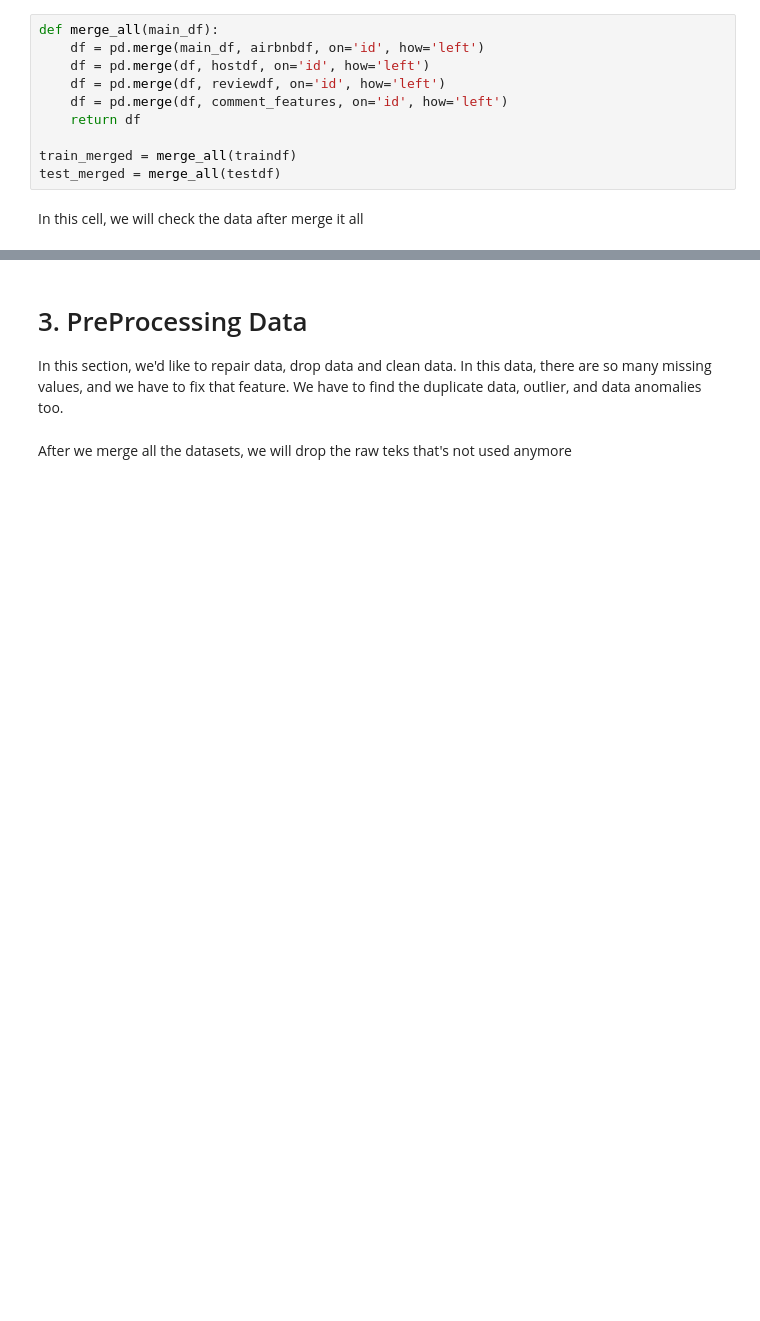
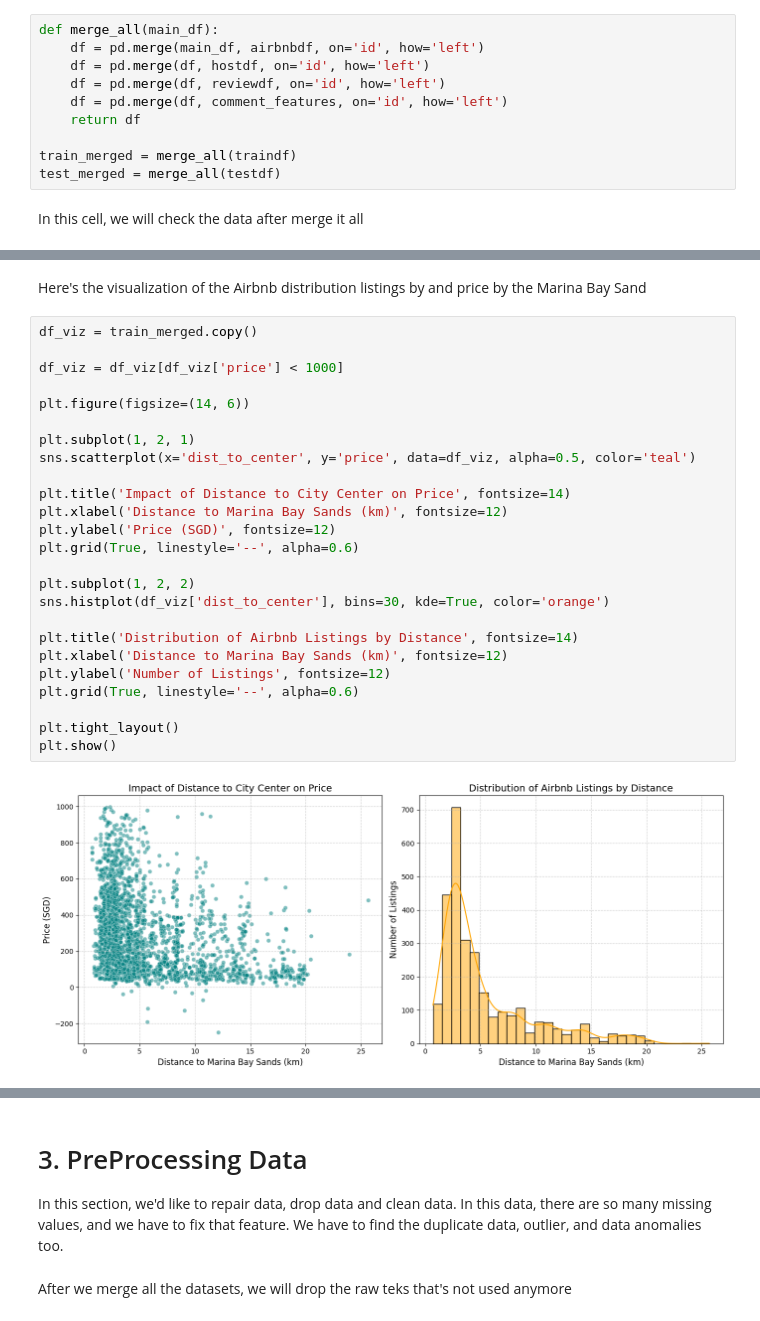
Before and after one commit to Jundannz/Airbnb-Price-Prediction, a Jupyter notebook: main.ipynb, the cells around one changed output, grey strips where cells are left out. Drawn from its saved outputs; the diff is of its cells as text; blank space fills up the shorter version.

```diff
--- a/main.ipynb
+++ b/main.ipynb
@@ -119,3 +158,32 @@ From the visualization above, we can see that latitude and longitude affect the
+# %% [markdown]
+Here's the visualization of the Airbnb distribution listings by and price by the Marina Bay Sand
+# %%
+df_viz = train_merged.copy()
+
+df_viz = df_viz[df_viz['price'] < 1000]
+
+plt.figure(figsize=(14, 6))
+
+plt.subplot(1, 2, 1)
+sns.scatterplot(x='dist_to_center', y='price', data=df_viz, alpha=0.5, color='teal')
+
+plt.title('Impact of Distance to City Center on Price', fontsize=14)
+plt.xlabel('Distance to Marina Bay Sands (km)', fontsize=12)
+plt.ylabel('Price (SGD)', fontsize=12)
+plt.grid(True, linestyle='--', alpha=0.6)
+
+plt.subplot(1, 2, 2)
+sns.histplot(df_viz['dist_to_center'], bins=30, kde=True, color='orange')
+
+plt.title('Distribution of Airbnb Listings by Distance', fontsize=14)
+plt.xlabel('Distance to Marina Bay Sands (km)', fontsize=12)
+plt.ylabel('Number of Listings', fontsize=12)
+plt.grid(True, linestyle='--', alpha=0.6)
+
+plt.tight_layout()
+plt.show()
+# %% [output]
+[figure, added]
 # %%
 print(train_merged.head())
 print("\nData info after merging:")
```
Also changed, not shown: parts of 18 cells of this notebook, 2 other files.
